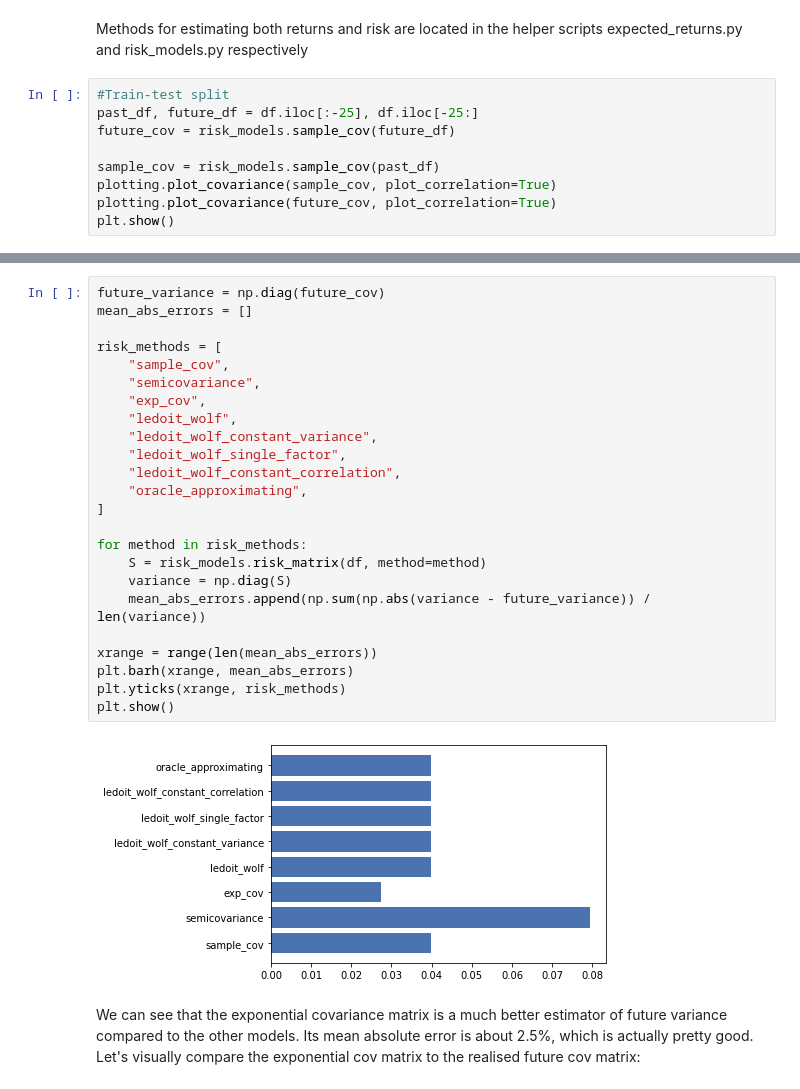
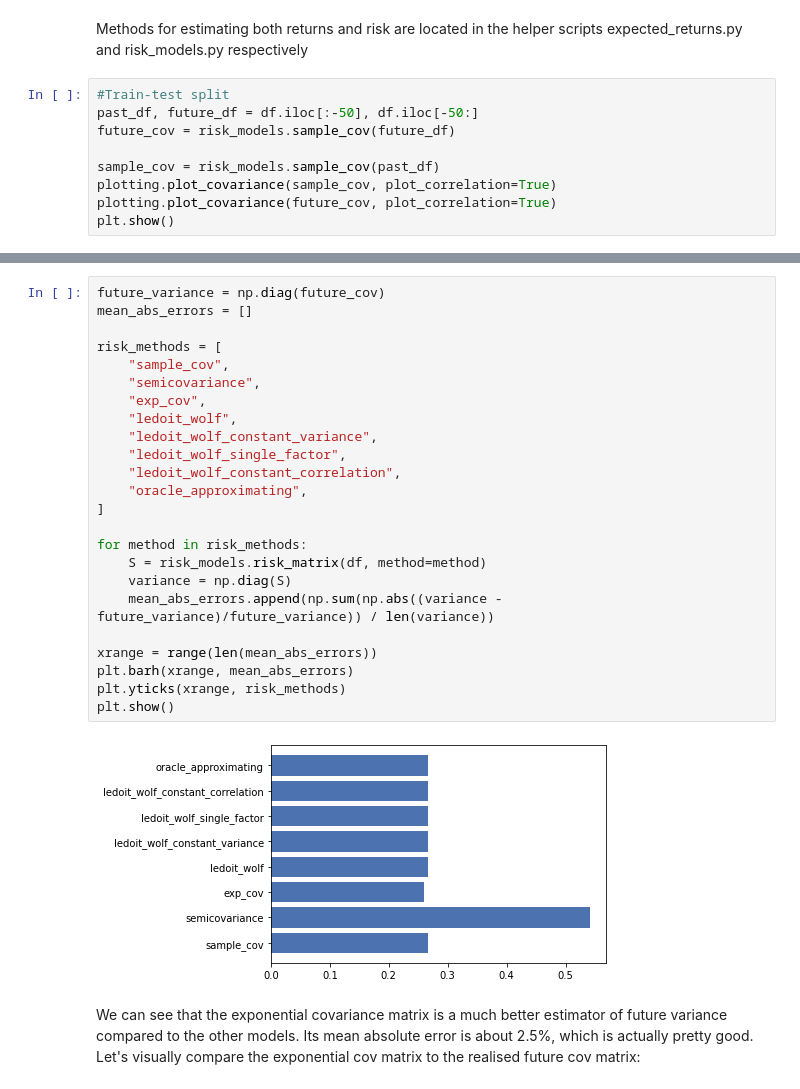
Before and after one commit to suppureme/EPAT-PortfolioManagement, a Jupyter notebook: Portfolio Optimization Techniques.ipynb, the cells around one changed output, grey strips where cells are left out. Cells and saved outputs as stored; diff of their text form.

```diff
--- a/Portfolio Optimization Techniques.ipynb
+++ b/Portfolio Optimization Techniques.ipynb
@@ -113,7 +118,7 @@ Methods for estimating both returns and risk are located in the helper scripts
 expected_returns.py and risk_models.py respectively
 # %%
 #Train-test split
-past_df, future_df = df.iloc[:-25], df.iloc[-25:]
+past_df, future_df = df.iloc[:-50], df.iloc[-50:]
 future_cov = risk_models.sample_cov(future_df)
 
 sample_cov = risk_models.sample_cov(past_df)
@@ -132,29 +137,29 @@ features of the covariance matrix, for example the highly correlated group of st
 # %%
 future_variance = np.diag(future_cov)
 mean_abs_errors = []
 
 risk_methods = [
     "sample_cov",
     "semicovariance",
     "exp_cov",
     "ledoit_wolf",
     "ledoit_wolf_constant_variance",
     "ledoit_wolf_single_factor",
     "ledoit_wolf_constant_correlation",
     "oracle_approximating",
 ]
 
 for method in risk_methods:
     S = risk_models.risk_matrix(df, method=method)
     variance = np.diag(S)
-    mean_abs_errors.append(np.sum(np.abs(variance - future_variance)) / len(variance))
+    mean_abs_errors.append(np.sum(np.abs((variance - future_variance)/future_variance)) / len(variance))
 
 xrange = range(len(mean_abs_errors))
 plt.barh(xrange, mean_abs_errors)
 plt.yticks(xrange, risk_methods)
 plt.show()
 # %% [output]
-[figure, old version]
+[figure, new version]
 # %% [markdown]
 We can see that the exponential covariance matrix is a much better estimator of
 future variance compared to the other models.
```
Also changed, not shown: parts of 29 cells of this notebook.
